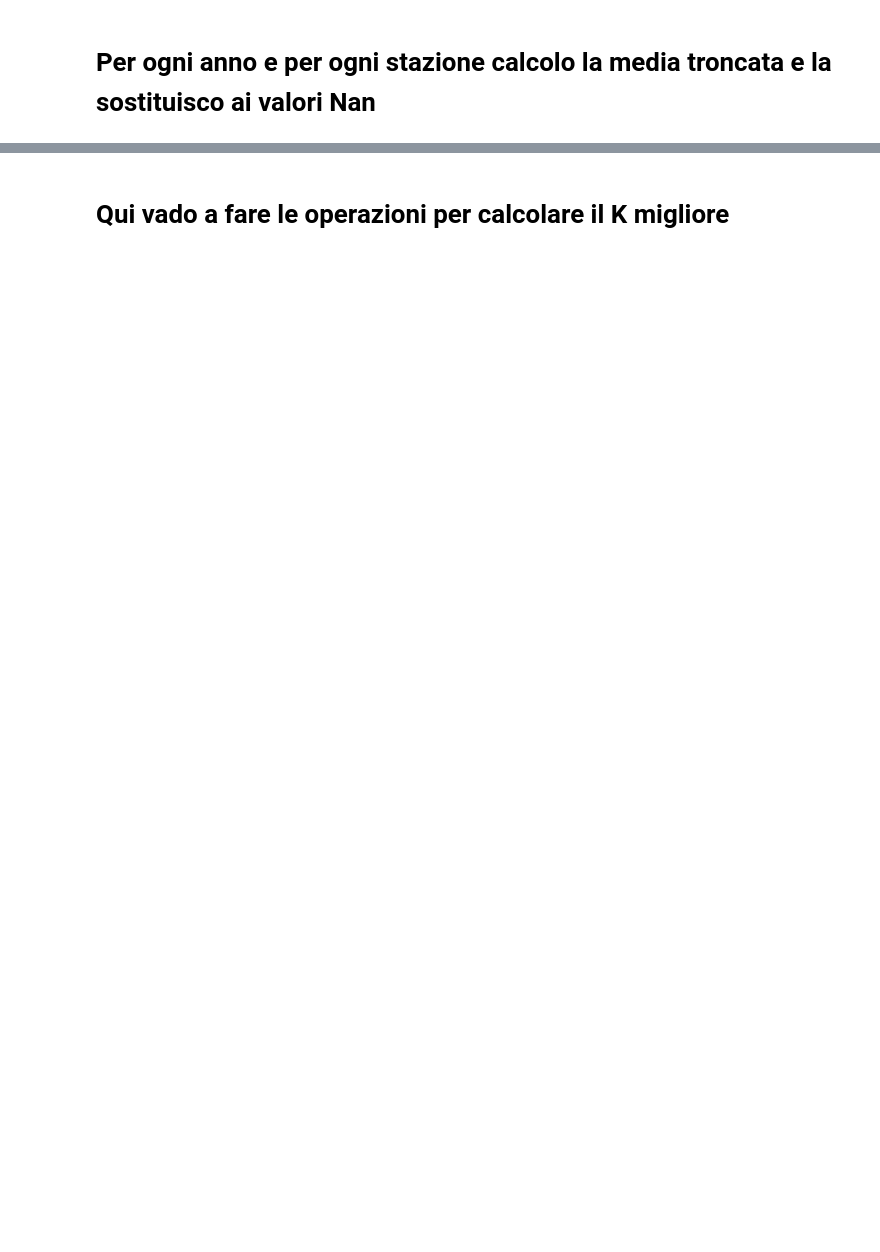
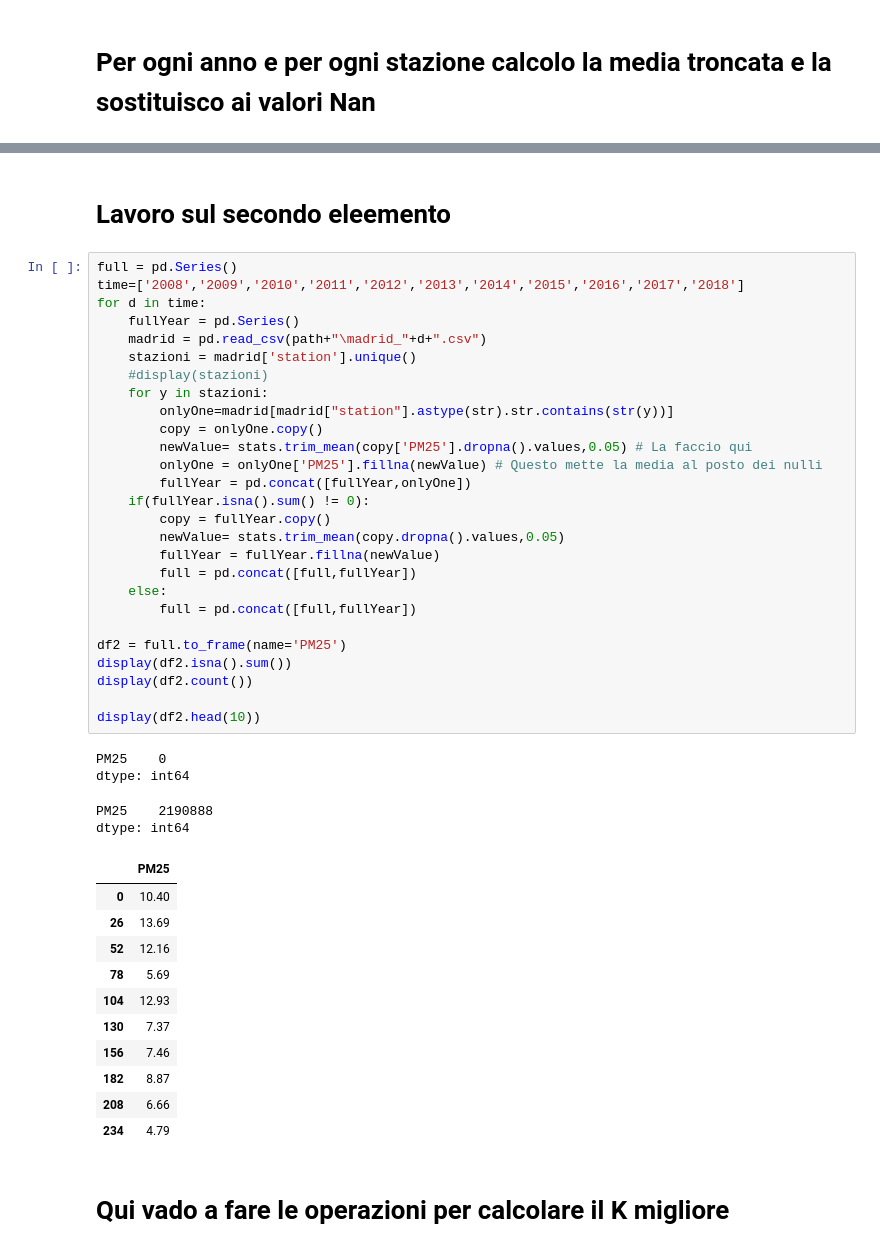
Before and after one commit to ChiaraAmalia/DataScience2Project, a Jupyter notebook: clusterJupy.ipynb, the cells around one changed output, grey strips where cells are left out. Cells and saved outputs as stored; diff of their text form; blank space fills up the shorter version.

```diff
--- a/clusterJupy.ipynb
+++ b/clusterJupy.ipynb
@@ -94,3 +128,48 @@ display(df.size)'''
+# %% [markdown]
+# Lavoro sul secondo eleemento
+# %%
+full = pd.Series()
+time=['2008','2009','2010','2011','2012','2013','2014','2015','2016','2017','2018']
+for d in time:
+    fullYear = pd.Series()
+    madrid = pd.read_csv(path+"\madrid_"+d+".csv")
+    stazioni = madrid['station'].unique()
+    #display(stazioni)
+    for y in stazioni:
+        onlyOne=madrid[madrid["station"].astype(str).str.contains(str(y))]
+        copy = onlyOne.copy()
+        newValue= stats.trim_mean(copy['PM25'].dropna().values,0.05) # La faccio qui
+        onlyOne = onlyOne['PM25'].fillna(newValue) # Questo mette la media al posto dei nulli
+        fullYear = pd.concat([fullYear,onlyOne])
+    if(fullYear.isna().sum() != 0):
+        copy = fullYear.copy()
+        newValue= stats.trim_mean(copy.dropna().values,0.05)
+        fullYear = fullYear.fillna(newValue)
+        full = pd.concat([full,fullYear])
+    else:
+        full = pd.concat([full,fullYear])
+
+df2 = full.to_frame(name='PM25')
+display(df2.isna().sum())
+display(df2.count())
+
+display(df2.head(10))
+# %% [output]
+PM25    0
+dtype: int64
+PM25    2190888
+dtype: int64
+|  | PM25 |
+| 0 | 10.40 |
+| 26 | 13.69 |
+| 52 | 12.16 |
+| 78 | 5.69 |
+| 104 | 12.93 |
+| 130 | 7.37 |
+| 156 | 7.46 |
+| 182 | 8.87 |
+| 208 | 6.66 |
+| 234 | 4.79 |
 # %% [markdown]
 # Qui vado a fare le operazioni per calcolare il K migliore
 # %%
```
Also changed, not shown: parts of 5 cells of this notebook, 1 other file.
